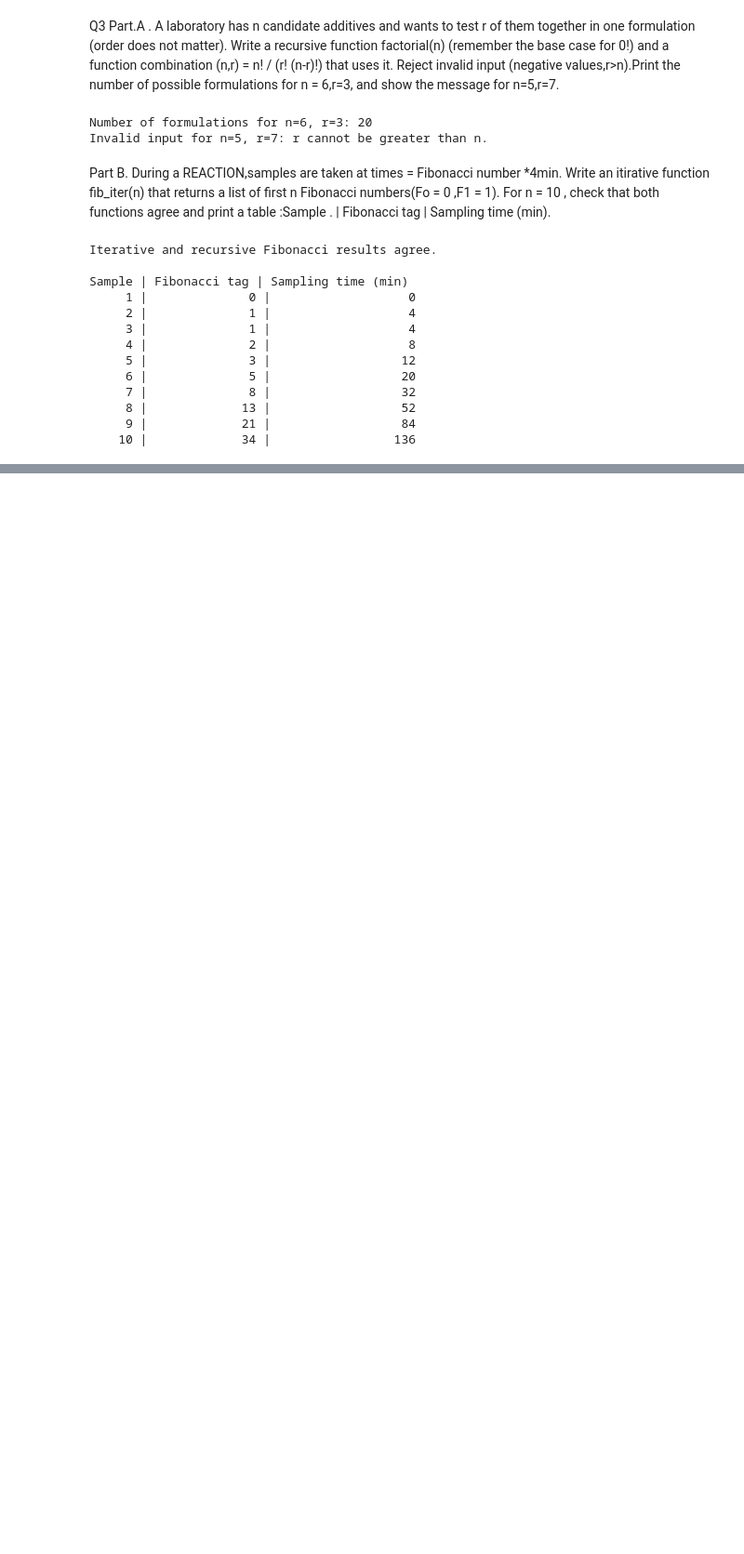
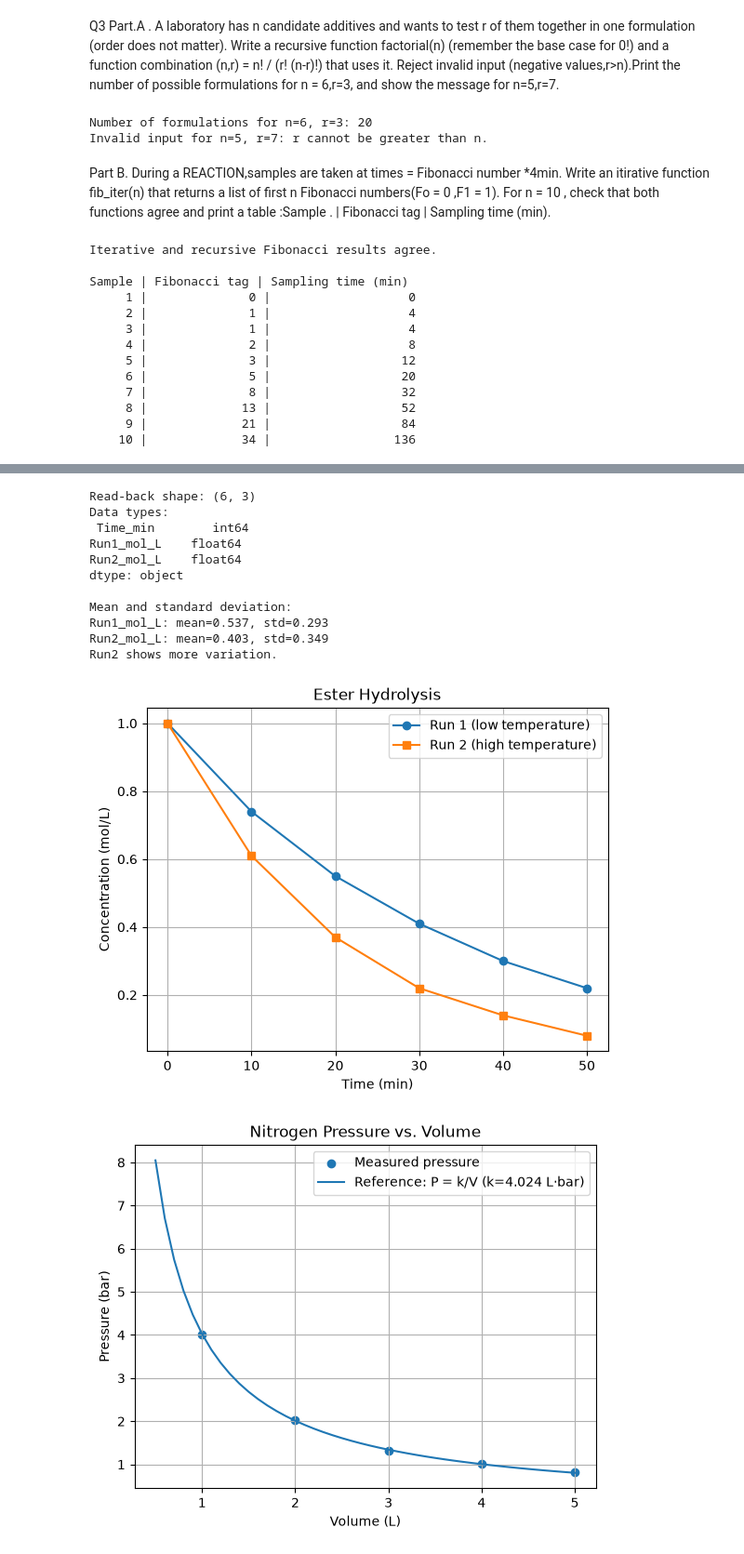
Before and after one commit to sakshamtungare-del/CP_Practical, a Jupyter notebook: 20251001074_SetA.ipynb, the cells around one changed output, grey strips where cells are left out. Shown at 93% size. Cells and saved outputs as stored; diff of their text form; code cells hidden in the pictures; blank space fills up the shorter version.

```diff
--- a/20251001074_SetA.ipynb
+++ b/20251001074_SetA.ipynb
@@ -336,0 +269,74 @@ Mean k (P·V): 4.024 bar·L
+# %%
+import pandas as pd
+import matplotlib.pyplot as plt
+
+# Ester hydrolysis data (the time point after 10 min is 20 min)
+kinetics_df = pd.DataFrame({
+    "Time_min": [0, 10, 20, 30, 40, 50],
+    "Run1_mol_L": [1.00, 0.74, 0.55, 0.41, 0.30, 0.22],
+    "Run2_mol_L": [1.00, 0.61, 0.37, 0.22, 0.14, 0.08],
+})
+
+kinetics_df.to_csv("kinetics.csv", index=False)
+kinetics_df.to_json("kinetics.json", orient="records", indent=2)
+
+kinetics_readback = pd.read_csv("kinetics.csv")
+print("Read-back shape:", kinetics_readback.shape)
+print("Data types:\n", kinetics_readback.dtypes)
+
+print("\nMean and standard deviation:")
+for run in ["Run1_mol_L", "Run2_mol_L"]:
+    print(f"{run}: mean={kinetics_readback[run].mean():.3f}, "
+          f"std={kinetics_readback[run].std():.3f}")
+
+if kinetics_readback["Run1_mol_L"].std() > kinetics_readback["Run2_mol_L"].std():
+    print("Run1 shows more variation.")
+elif kinetics_readback["Run2_mol_L"].std() > kinetics_readback["Run1_mol_L"].std():
+    print("Run2 shows more variation.")
+else:
+    print("Both runs show the same variation.")
+
+plt.figure()
+plt.plot(kinetics_readback["Time_min"], kinetics_readback["Run1_mol_L"],
+         marker="o", label="Run 1 (low temperature)")
+plt.plot(kinetics_readback["Time_min"], kinetics_readback["Run2_mol_L"],
+         marker="s", label="Run 2 (high temperature)")
+plt.title("Ester Hydrolysis")
+plt.xlabel("Time (min)")
+plt.ylabel("Concentration (mol/L)")
+plt.legend()
+plt.grid(True)
+plt.show()
+
+# Nitrogen gas pressure-volume data
+volume_L = [1, 2, 3, 4, 5]
+pressure_bar = [4.00, 2.03, 1.31, 1.02, 0.81]
+pv_values = [volume * pressure for volume, pressure in zip(volume_L, pressure_bar)]
+pv_mean_k = sum(pv_values) / len(pv_values)
+reference_volume = [step / 10 for step in range(5, 51)]
+reference_pressure = [pv_mean_k / volume for volume in reference_volume]
+
+plt.figure()
+plt.scatter(volume_L, pressure_bar, label="Measured pressure")
+plt.plot(reference_volume, reference_pressure,
+         label=f"Reference: P = k/V (k={pv_mean_k:.3f} L·bar)")
+plt.title("Nitrogen Pressure vs. Volume")
+plt.xlabel("Volume (L)")
+plt.ylabel("Pressure (bar)")
+plt.legend()
+plt.grid(True)
+plt.show()
+# %% [output]
+Read-back shape: (6, 3)
+Data types:
+ Time_min        int64
+Run1_mol_L    float64
+Run2_mol_L    float64
+dtype: object
+
+Mean and standard deviation:
+Run1_mol_L: mean=0.537, std=0.293
+Run2_mol_L: mean=0.403, std=0.349
+Run2 shows more variation.
+[figure, added]
+[figure, added]
```
Also changed, not shown: parts of 4 cells of this notebook, 1 other file.
